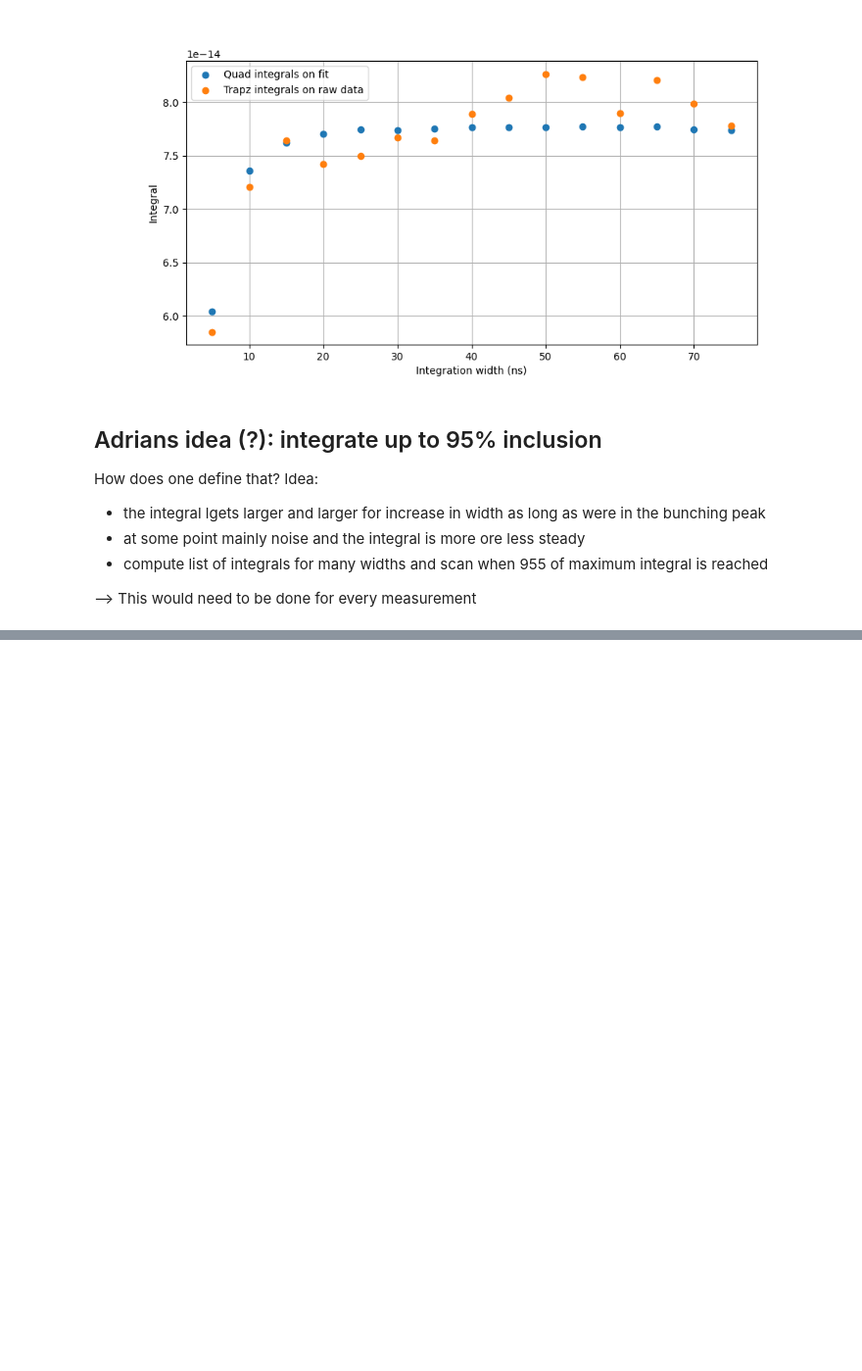
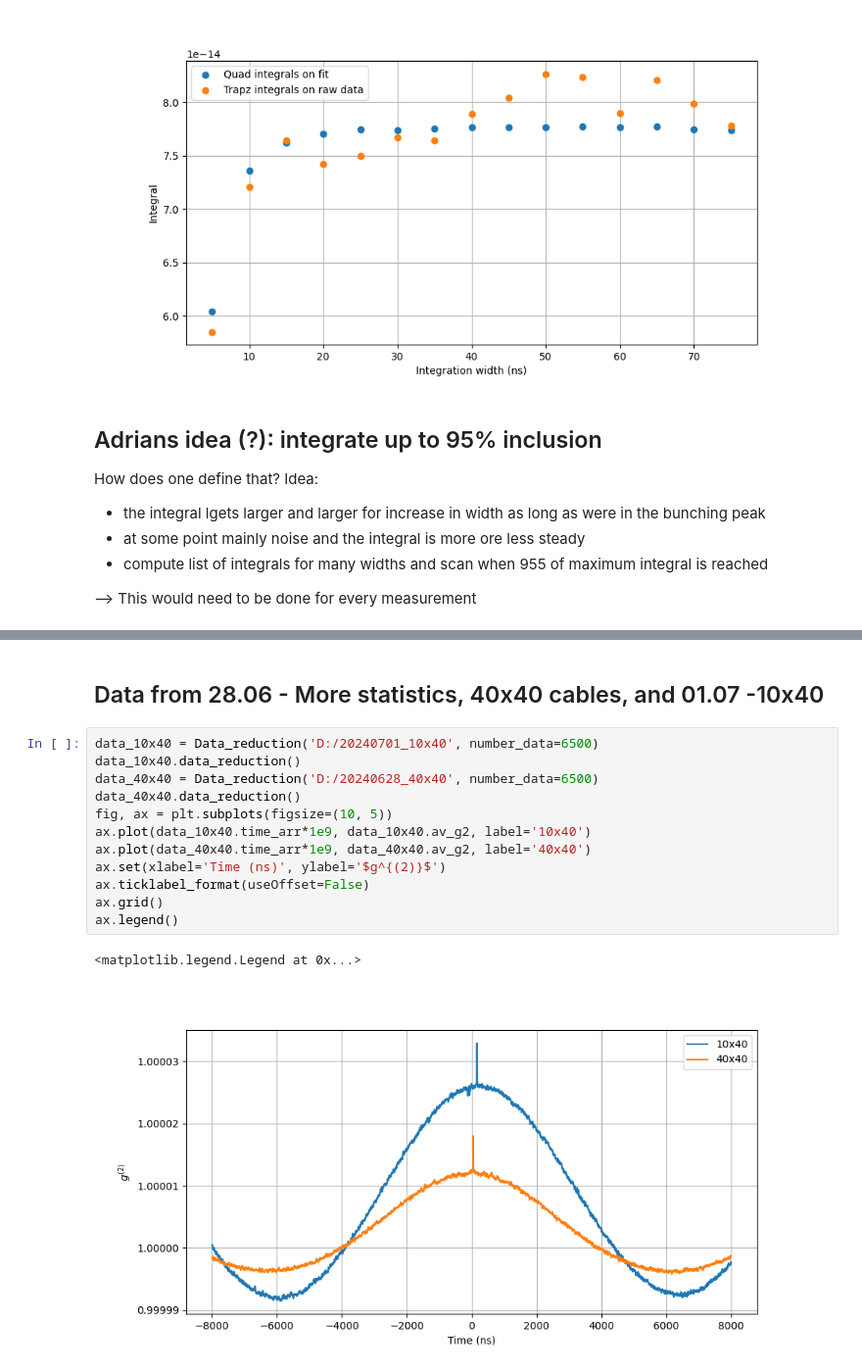
Before and after one commit to SteWey0/Bachelorarbeit, a Jupyter notebook: analysis_tests.ipynb, the cells around one changed output, grey strips where cells are left out. Shown at 98% size. Cells and saved outputs as stored; diff of their text form; blank space fills up the shorter version.

```diff
--- a/analysis_tests.ipynb
+++ b/analysis_tests.ipynb
@@ -711,0 +758,17 @@ fig.suptitle('Defining integration bounds by 95% percentile of the integral');
+# %% [markdown]
+## Data from 28.06 - More statistics, 40x40 cables, and 01.07 -10x40
+# %%
+data_10x40 = Data_reduction('D:/20240701_10x40', number_data=6500)
+data_10x40.data_reduction()
+data_40x40 = Data_reduction('D:/20240628_40x40', number_data=6500)
+data_40x40.data_reduction()
+fig, ax = plt.subplots(figsize=(10, 5))
+ax.plot(data_10x40.time_arr*1e9, data_10x40.av_g2, label='10x40')
+ax.plot(data_40x40.time_arr*1e9, data_40x40.av_g2, label='40x40')
+ax.set(xlabel='Time (ns)', ylabel='$g^{(2)}$')
+ax.ticklabel_format(useOffset=False)
+ax.grid()
+ax.legend()
+# %% [output]
+<matplotlib.legend.Legend at 0x...>
+[figure, added]
```
Also changed, not shown: parts of 15 cells of this notebook, 2 other files.
